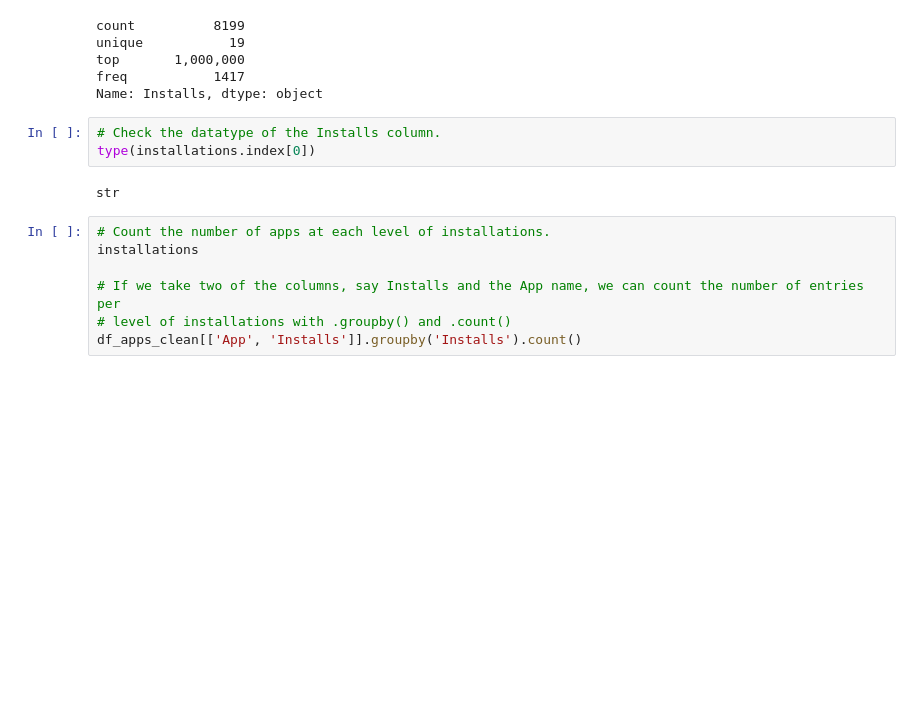
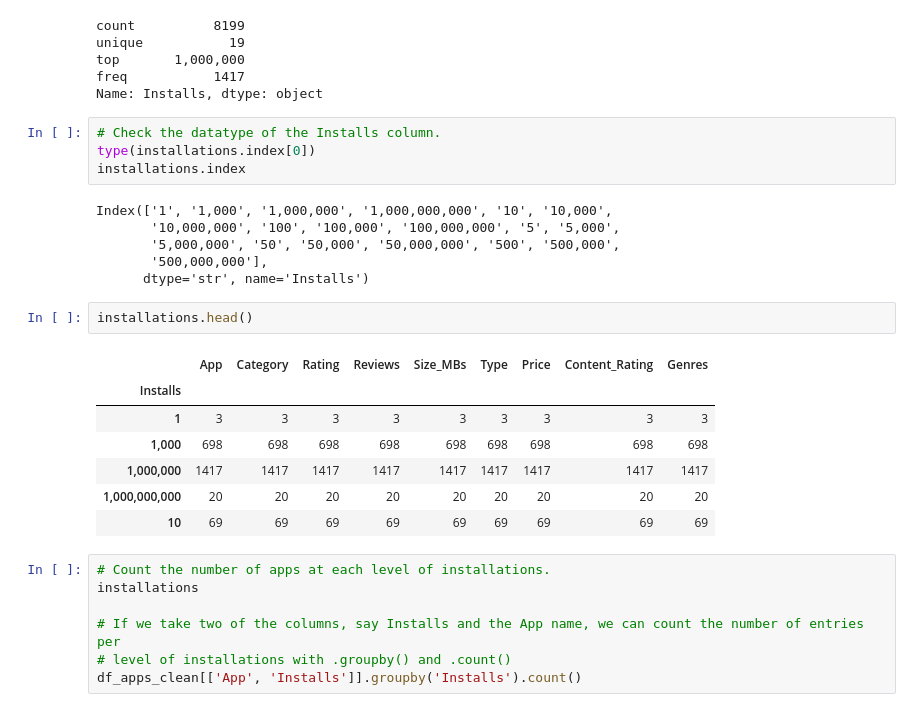
Before and after one commit to luisssSoto/100DifferentProjectsInPython, a Jupyter notebook: Day 76/Google Play Store App Analytics (start).ipynb, the cells around one changed output. Cells and saved outputs as stored; diff of their text form; blank space fills up the shorter version.

```diff
--- a/Day 76/Google Play Store App Analytics (start).ipynb
+++ b/Day 76/Google Play Store App Analytics (start).ipynb
@@ -238,8 +238,23 @@ Name: Installs, dtype: object
 # %%
 # Check the datatype of the Installs column.
 type(installations.index[0])
+installations.index
 # %% [output]
-str
+Index(['1', '1,000', '1,000,000', '1,000,000,000', '10', '10,000',
+       '10,000,000', '100', '100,000', '100,000,000', '5', '5,000',
+       '5,000,000', '50', '50,000', '50,000,000', '500', '500,000',
+       '500,000,000'],
+      dtype='str', name='Installs')
+# %%
+installations.head()
+# %% [output]
+|  | App | Category | Rating | Reviews | Size_MBs | Type | Price | Content_Rating | Genres |
+| Installs |  |  |  |  |  |  |  |  |  |
+| 1 | 3 | 3 | 3 | 3 | 3 | 3 | 3 | 3 | 3 |
+| 1,000 | 698 | 698 | 698 | 698 | 698 | 698 | 698 | 698 | 698 |
+| 1,000,000 | 1417 | 1417 | 1417 | 1417 | 1417 | 1417 | 1417 | 1417 | 1417 |
+| 1,000,000,000 | 20 | 20 | 20 | 20 | 20 | 20 | 20 | 20 | 20 |
+| 10 | 69 | 69 | 69 | 69 | 69 | 69 | 69 | 69 | 69 |
 # %%
 # Count the number of apps at each level of installations.
 installations
```
Also changed, not shown: parts of 1 cell of this notebook, 5 other files.
